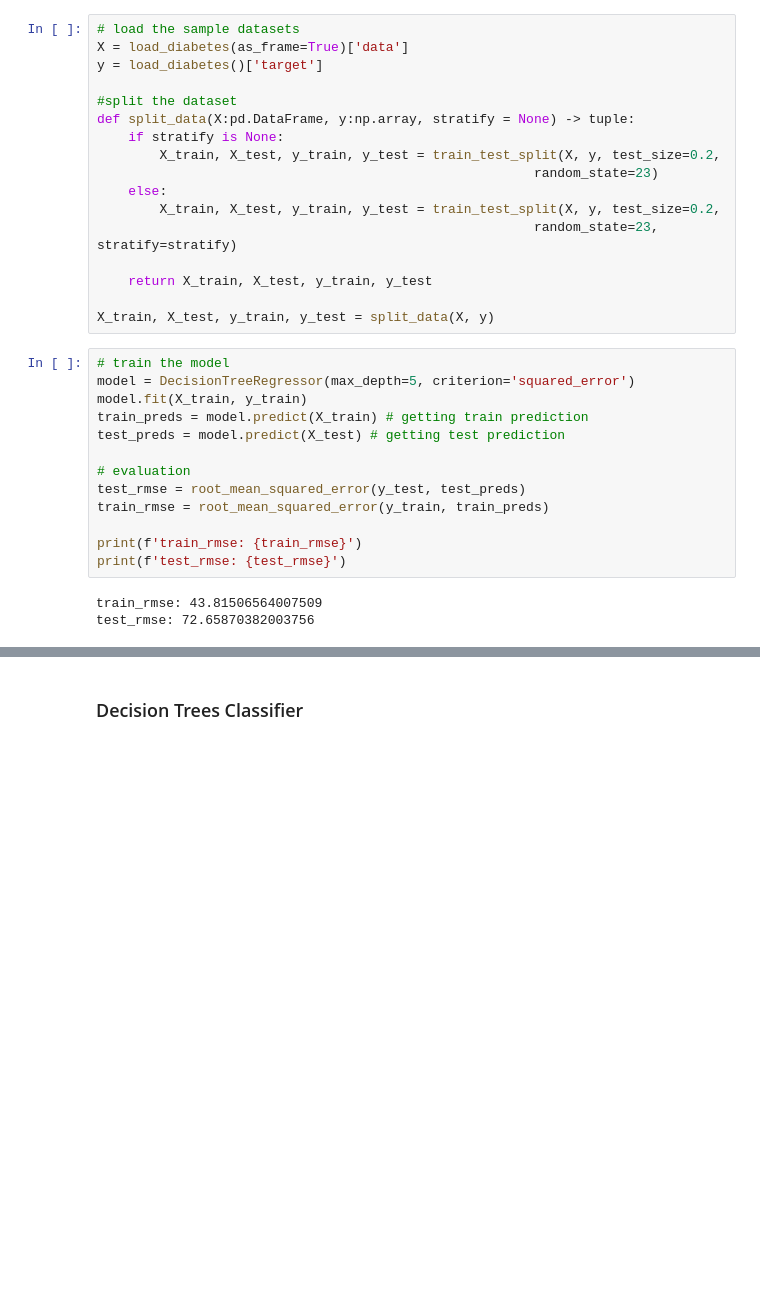
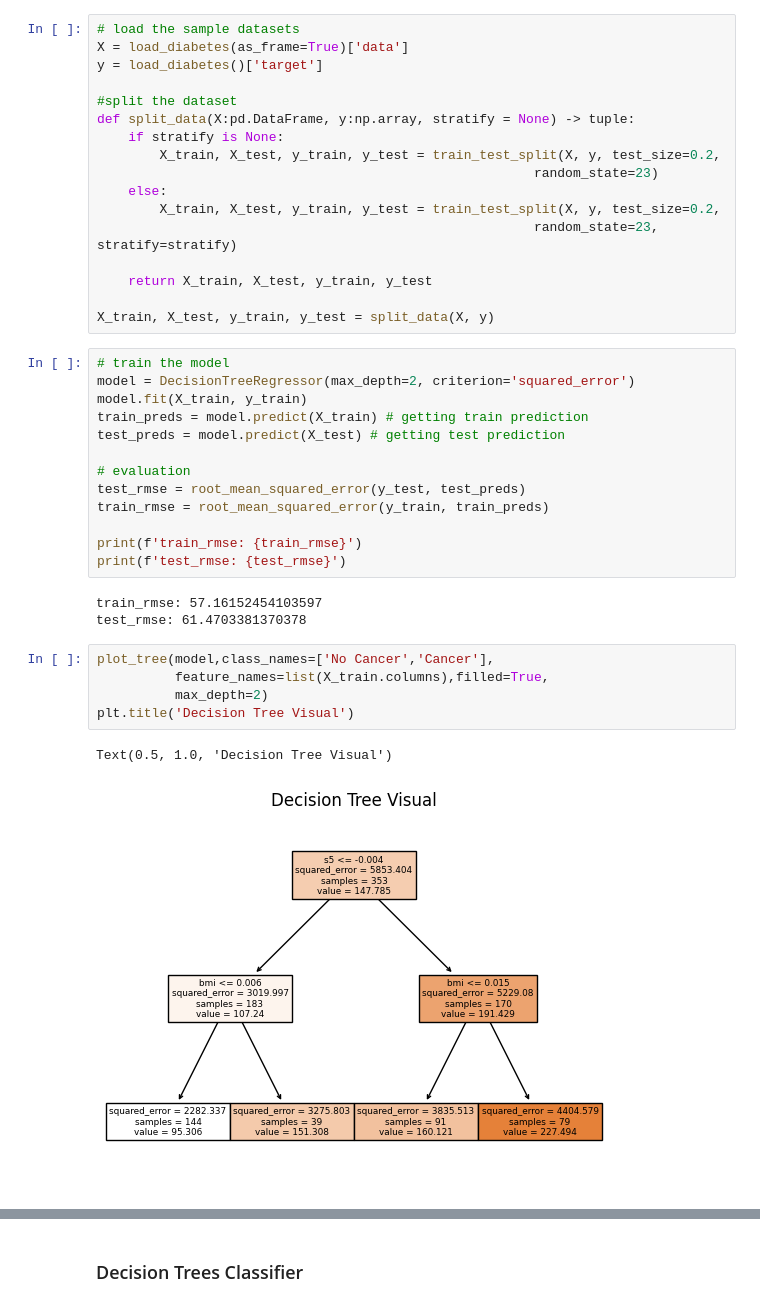
Before and after one commit to Muyiiwaa/machine_learning_notes, a Jupyter notebook: supervised_learning/decision_trees.ipynb, the cells around one changed output, grey strips where cells are left out. Drawn from its saved outputs; the diff is of its cells as text; blank space fills up the shorter version.

```diff
--- a/supervised_learning/decision_trees.ipynb
+++ b/supervised_learning/decision_trees.ipynb
@@ -27,7 +28,7 @@ def split_data(X:pd.DataFrame, y:np.array, stratify = None) -> tuple:
 X_train, X_test, y_train, y_test = split_data(X, y)
 # %%
 # train the model
-model = DecisionTreeRegressor(max_depth=5, criterion='squared_error')
+model = DecisionTreeRegressor(max_depth=2, criterion='squared_error')
 model.fit(X_train, y_train)
 train_preds = model.predict(X_train) # getting train prediction
 test_preds = model.predict(X_test) # getting test prediction
@@ -39,5 +40,13 @@ train_rmse = root_mean_squared_error(y_train, train_preds)
 print(f'train_rmse: {train_rmse}')
 print(f'test_rmse: {test_rmse}')
 # %% [output]
-train_rmse: 43.81506564007509
-test_rmse: 72.65870382003756
+train_rmse: 57.16152454103597
+test_rmse: 61.4703381370378
+# %%
+plot_tree(model,class_names=['No Cancer','Cancer'],
+          feature_names=list(X_train.columns),filled=True,
+          max_depth=2)
+plt.title('Decision Tree Visual')
+# %% [output]
+Text(0.5, 1.0, 'Decision Tree Visual')
+[figure, added]
```
Also changed, not shown: parts of 2 cells of this notebook, 6 other files.
